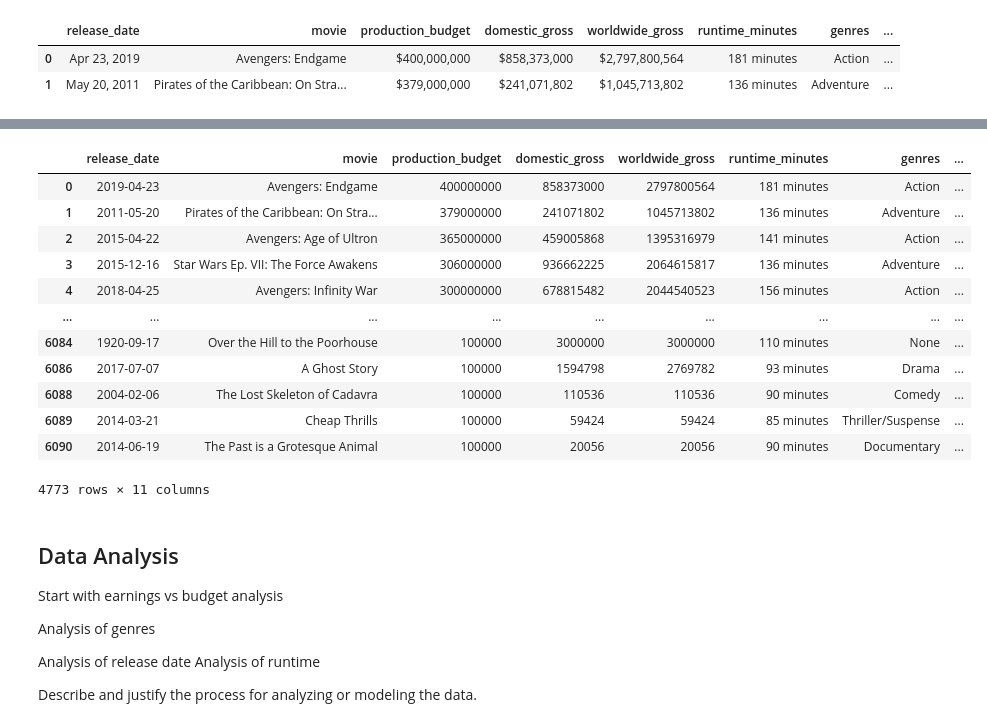
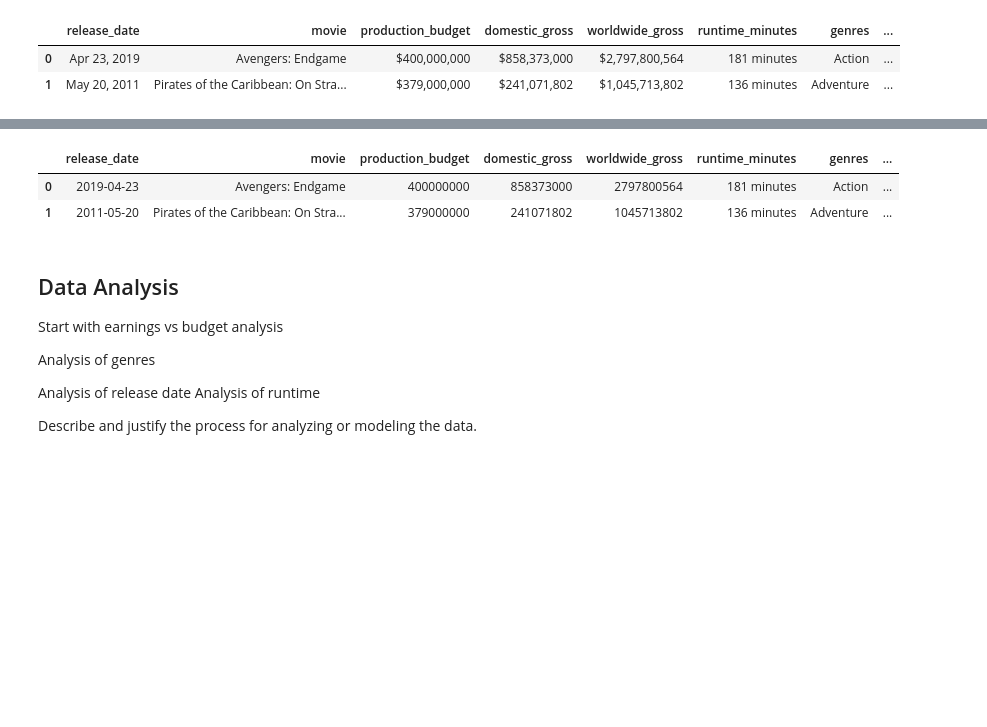
Before and after one commit to czarinagluna/Microsoft-Movie-Recommendations, a Jupyter notebook: microsoft-movie-recommendations.ipynb, the cells around one changed output, grey strips where cells are left out. Cells and saved outputs as stored; diff of their text form; code cells hidden in the pictures; blank space fills up the shorter version.

```diff
--- a/microsoft-movie-recommendations.ipynb
+++ b/microsoft-movie-recommendations.ipynb
@@ -272,20 +261,10 @@ dates_df
 # %%
 runtime_df = df[(df['runtime_minutes'] != 'None')]
-runtime_df
+runtime_df.head(2)
 # %% [output]
 |  | release_date | movie | production_budget | domestic_gross | worldwide_gross | runtime_minutes | genres | ... |
 | 0 | 2019-04-23 | Avengers: Endgame | 400000000 | 858373000 | 2797800564 | 181 minutes | Action | ... |
 | 1 | 2011-05-20 | Pirates of the Caribbean: On Stra... | 379000000 | 241071802 | 1045713802 | 136 minutes | Adventure | ... |
-| 2 | 2015-04-22 | Avengers: Age of Ultron | 365000000 | 459005868 | 1395316979 | 141 minutes | Action | ... |
-| 3 | 2015-12-16 | Star Wars Ep. VII: The Force Awakens | 306000000 | 936662225 | 2064615817 | 136 minutes | Adventure | ... |
-| 4 | 2018-04-25 | Avengers: Infinity War | 300000000 | 678815482 | 2044540523 | 156 minutes | Action | ... |
-| ... | ... | ... | ... | ... | ... | ... | ... | ... |
-| 6084 | 1920-09-17 | Over the Hill to the Poorhouse | 100000 | 3000000 | 3000000 | 110 minutes | None | ... |
-| 6086 | 2017-07-07 | A Ghost Story | 100000 | 1594798 | 2769782 | 93 minutes | Drama | ... |
-| 6088 | 2004-02-06 | The Lost Skeleton of Cadavra | 100000 | 110536 | 110536 | 90 minutes | Comedy | ... |
-| 6089 | 2014-03-21 | Cheap Thrills | 100000 | 59424 | 59424 | 85 minutes | Thriller/Suspense | ... |
-| 6090 | 2014-06-19 | The Past is a Grotesque Animal | 100000 | 20056 | 20056 | 90 minutes | Documentary | ... |
-4773 rows × 11 columns
 # %% [markdown]
 ## Data Analysis
 
```
Also changed, not shown: parts of 41 cells of this notebook, 1 other file.
